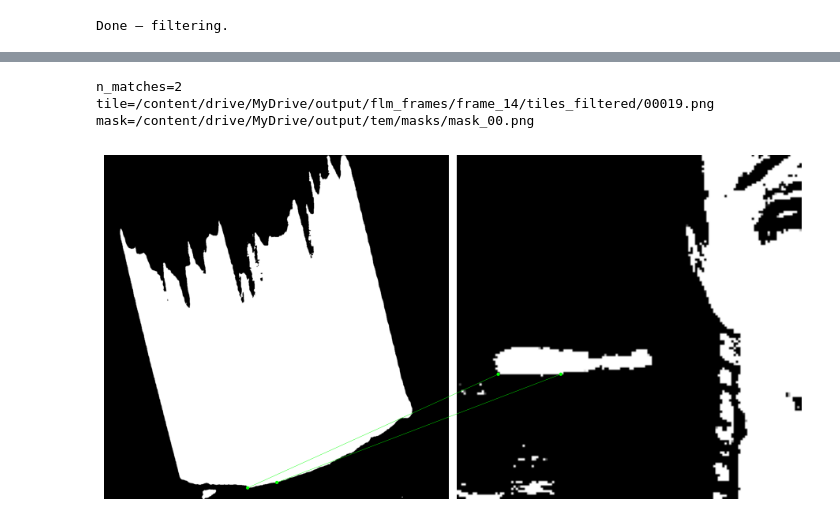
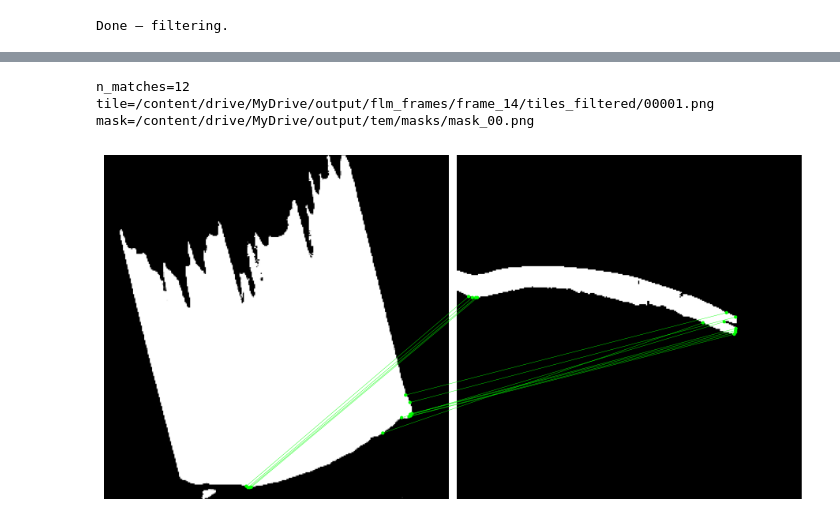
Before and after one commit to Sarztak/flm-tem-correlation, a Jupyter notebook: full_pipeline_reduced.ipynb, the cells around one changed output, grey strips where cells are left out. Cells and saved outputs as stored; diff of their text form; code cells hidden in the pictures.

```diff
--- a/full_pipeline_reduced.ipynb
+++ b/full_pipeline_reduced.ipynb
@@ -433,36 +429,36 @@ Rank 30: n_matches=6  tem_mask=9  tile=(0, 38)  tile_path=/content/drive/MyDrive
 # %%
 from lightglue import viz2d
 import matplotlib.pyplot as plt
 
 match_dir = MATCHES_DIR / f"frame_{str(best_frame).zfill(2)}"
 
 with open(match_dir / "match_meta.json") as f:
     stored_meta = json.load(f)
 
-target_tile = "00019.png"
+target_tile = "00001.png"
 target_mask = "mask_00.png"
 meta = next(
     entry for entry in stored_meta
     if Path(entry["tile_img_path"]).name == target_tile
     and Path(entry["mask_img_path"]).name == target_mask
 )
 
 npz  = np.load(str(match_dir / meta["npz_file"]))
 
 tile_img = cv2.imread(meta["tile_img_path"], cv2.IMREAD_GRAYSCALE)
 tem_mask = cv2.imread(meta["mask_img_path"], cv2.IMREAD_GRAYSCALE)
 
 m_kpts_tem  = torch.from_numpy(npz["m_kpts_tem"])
 m_kpts_tile = torch.from_numpy(npz["m_kpts_tile"])
 
 print(f"n_matches={meta['n_matches']}  tile={meta['tile_img_path']}  mask={meta['mask_img_path']}")
 
 axes = viz2d.plot_images([tem_mask, tile_img])
 viz2d.plot_matches(m_kpts_tem, m_kpts_tile, color="lime", lw=0.3)
 plt.show()
 # %% [output]
-n_matches=2  tile=/content/drive/MyDrive/output/flm_frames/frame_14/tiles_filtered/00019.png  mask=/content/drive/MyDrive/output/tem/masks/mask_00.png
+n_matches=12  tile=/content/drive/MyDrive/output/flm_frames/frame_14/tiles_filtered/00001.png  mask=/content/drive/MyDrive/output/tem/masks/mask_00.png
-[figure, old version]
+[figure, new version]
 # %%
 from alignment_helpers import backproject_to_full_flm, matrix_scale
 
```
Also changed, not shown: parts of 8 cells of this notebook.
